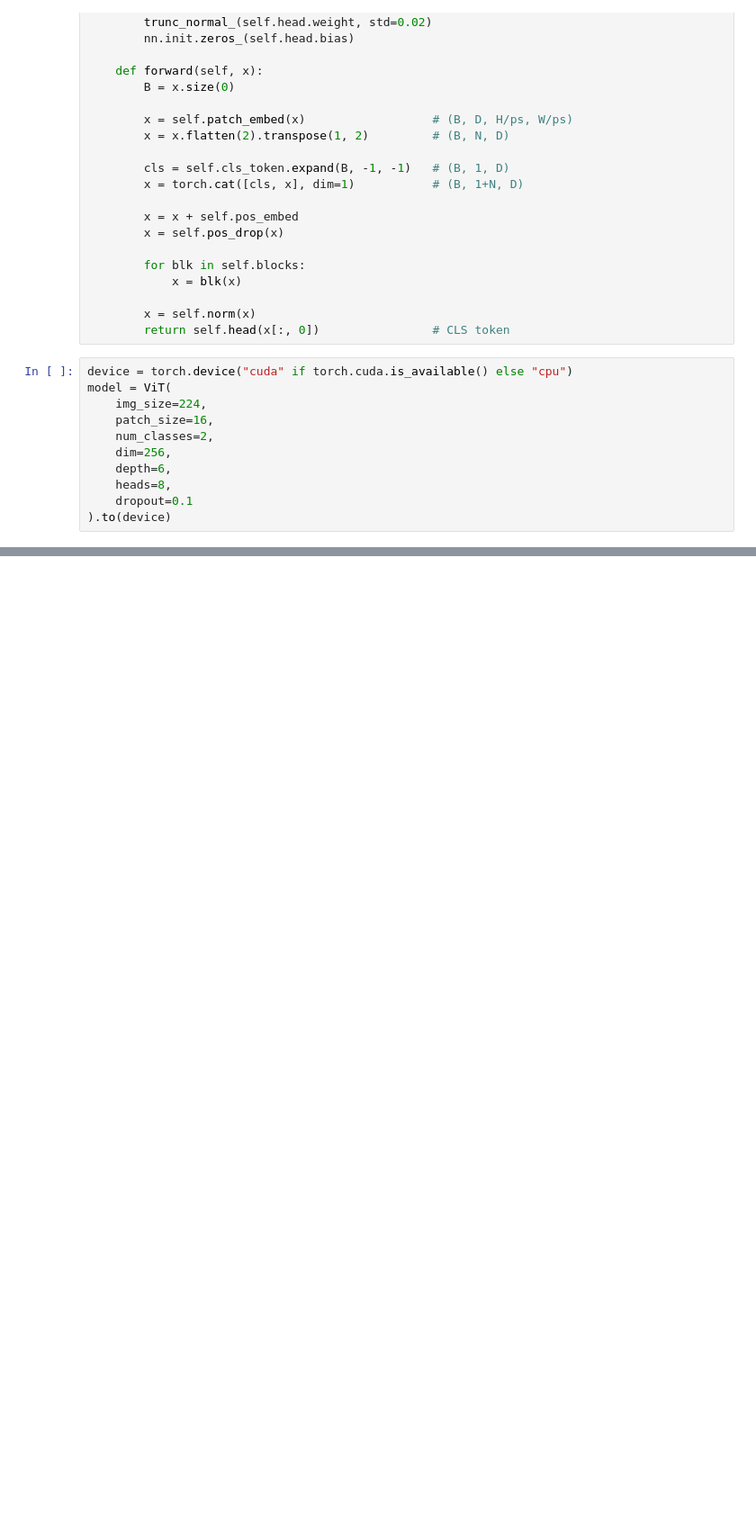
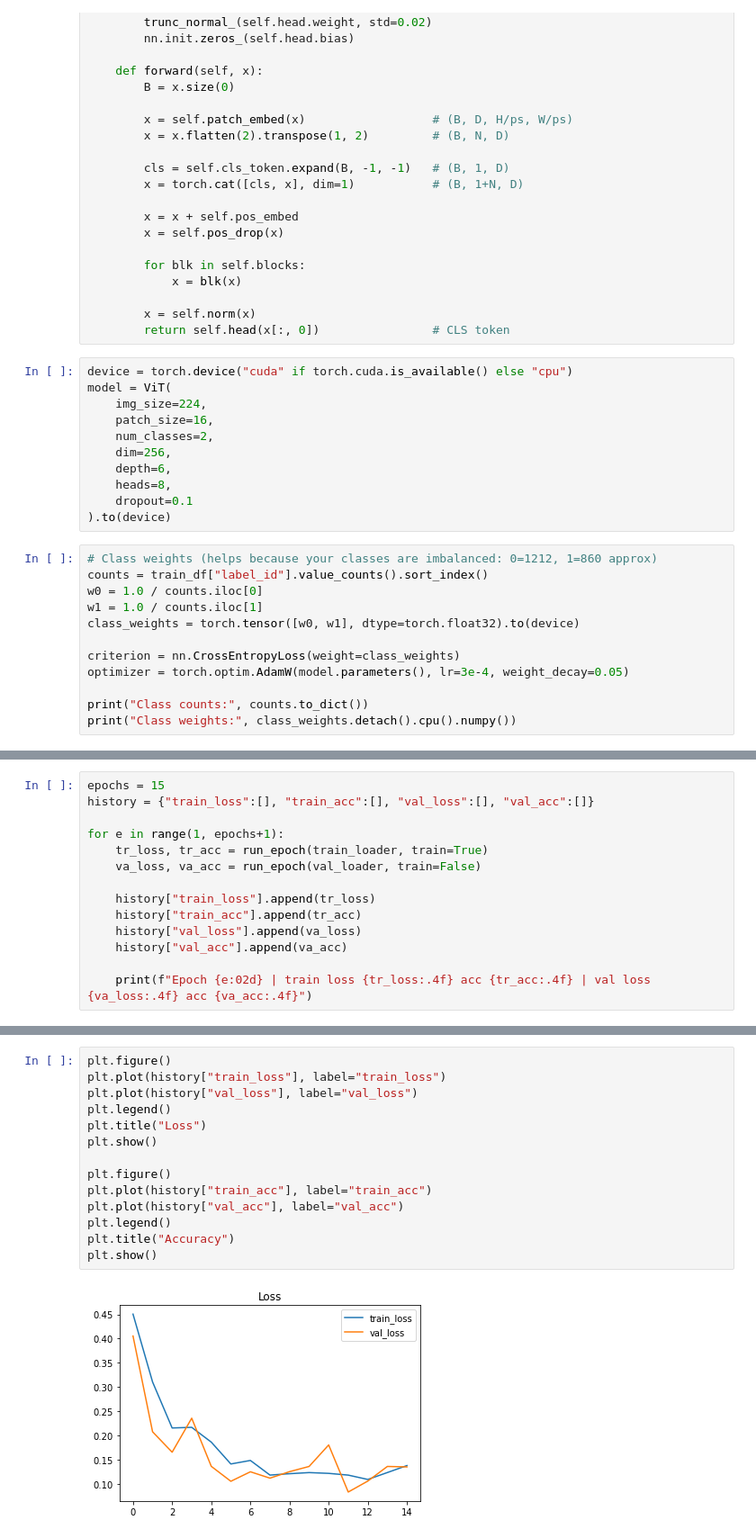
Before and after one commit to WePsychology/AI-Weed-Detection, a Jupyter notebook: ai-weed-detection.ipynb, the cells around one changed output, grey strips where cells are left out. Shown at 90% size. Saved outputs shown, nothing was run; the diff lists cells and outputs as text; blank space fills up the shorter version.

```diff
--- a/ai-weed-detection.ipynb
+++ b/ai-weed-detection.ipynb
@@ -575,3 +575,15 @@ model = ViT(
     heads=8,
     dropout=0.1
 ).to(device)
+# %%
+# Class weights (helps because your classes are imbalanced: 0=1212, 1=860 approx)
+counts = train_df["label_id"].value_counts().sort_index()
+w0 = 1.0 / counts.iloc[0]
+w1 = 1.0 / counts.iloc[1]
+class_weights = torch.tensor([w0, w1], dtype=torch.float32).to(device)
+
+criterion = nn.CrossEntropyLoss(weight=class_weights)
+optimizer = torch.optim.AdamW(model.parameters(), lr=3e-4, weight_decay=0.05)
+
+print("Class counts:", counts.to_dict())
+print("Class weights:", class_weights.detach().cpu().numpy())
@@ -577,0 +626,14 @@ model = ViT(
+# %%
+epochs = 15
+history = {"train_loss":[], "train_acc":[], "val_loss":[], "val_acc":[]}
+
+for e in range(1, epochs+1):
+    tr_loss, tr_acc = run_epoch(train_loader, train=True)
+    va_loss, va_acc = run_epoch(val_loader, train=False)
+
+    history["train_loss"].append(tr_loss)
+    history["train_acc"].append(tr_acc)
+    history["val_loss"].append(va_loss)
+    history["val_acc"].append(va_acc)
+
+    print(f"Epoch {e:02d} | train loss {tr_loss:.4f} acc {tr_acc:.4f} | val loss {va_loss:.4f} acc {va_acc:.4f}")
@@ -577,0 +656,16 @@ model = ViT(
+# %%
+plt.figure()
+plt.plot(history["train_loss"], label="train_loss")
+plt.plot(history["val_loss"], label="val_loss")
+plt.legend()
+plt.title("Loss")
+plt.show()
+
+plt.figure()
+plt.plot(history["train_acc"], label="train_acc")
+plt.plot(history["val_acc"], label="val_acc")
+plt.legend()
+plt.title("Accuracy")
+plt.show()
+# %% [output]
+[figure, added]
```
Also changed, not shown: parts of 5 cells of this notebook.
